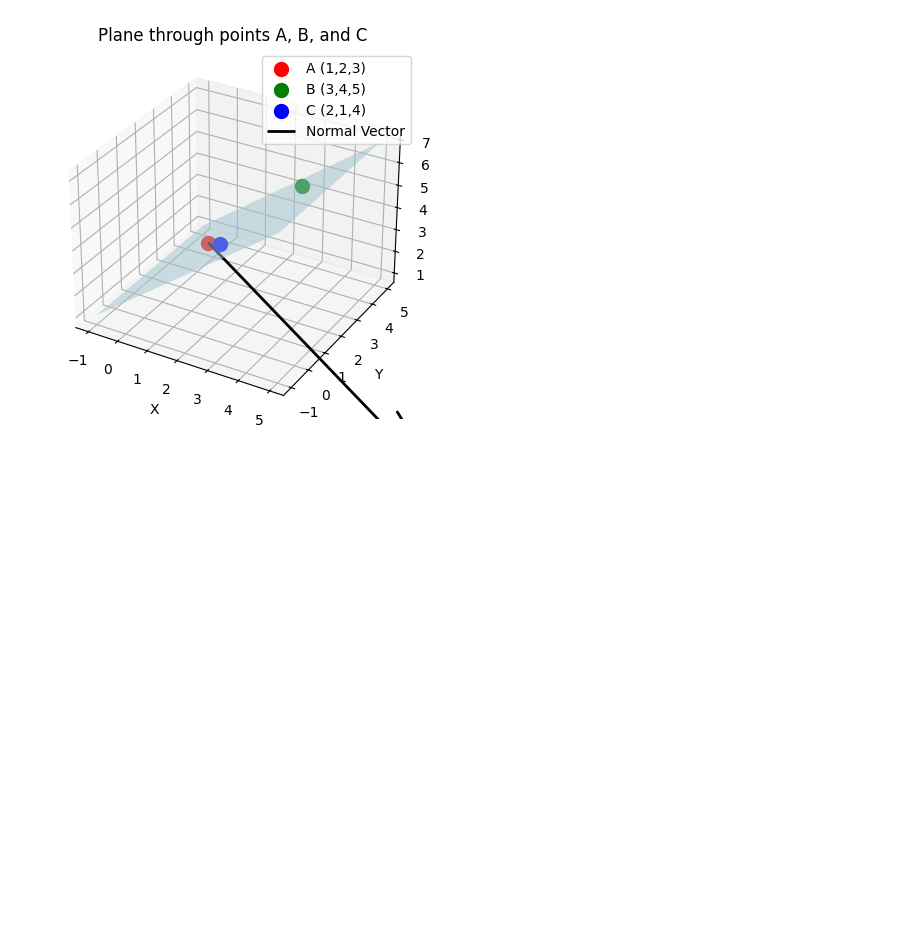
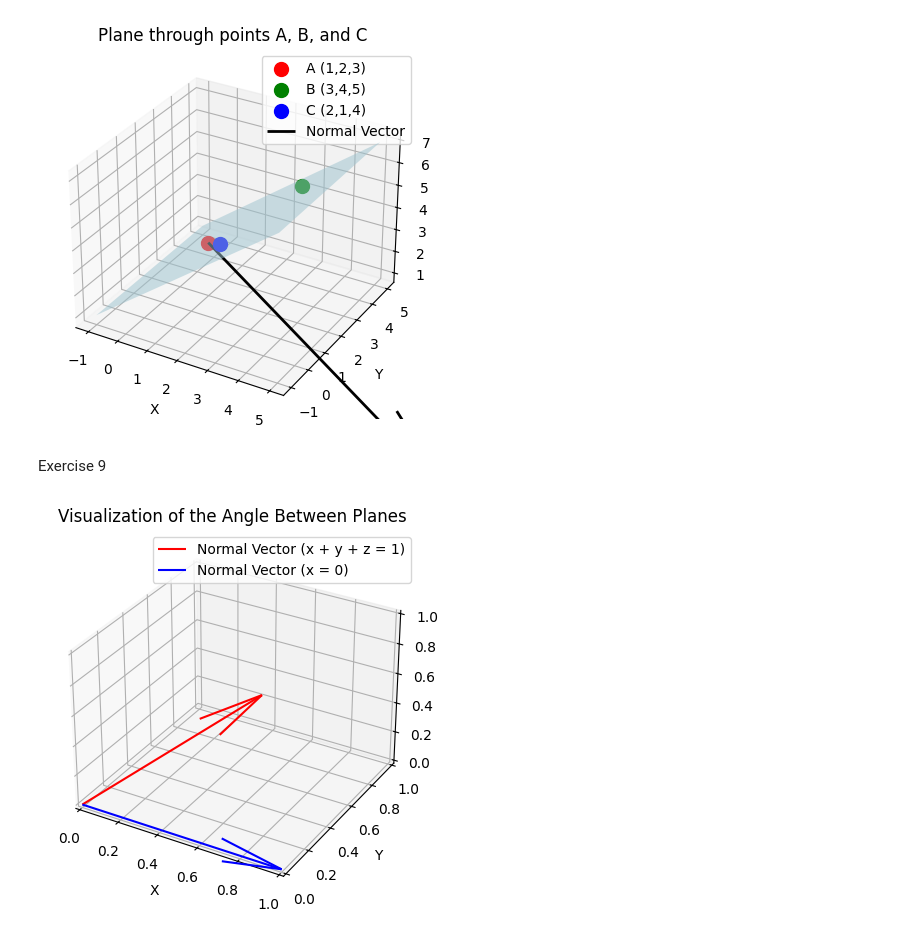
Before and after one commit to viakek/Math-2024-25-Winter, a Jupyter notebook: Planes_in_Space.ipynb, the cells around one changed output. Saved outputs shown, nothing was run; the diff lists cells and outputs as text; code cells hidden in the pictures; blank space fills up the shorter version.

```diff
--- a/Planes_in_Space.ipynb
+++ b/Planes_in_Space.ipynb
@@ -352,3 +448,46 @@ ax.legend()
 plt.show()
 # %% [output]
 [figure]
+# %% [markdown]
+Exercise 9
+# %%
+import numpy as np
+import matplotlib.pyplot as plt
+from mpl_toolkits.mplot3d import Axes3D
+
+# Define the normal vectors
+normal_1 = np.array([1, 1, 1])
+normal_2 = np.array([1, 0, 0])
+
+# Normalize the vectors to get direction vectors
+normal_1_unit = normal_1 / np.linalg.norm(normal_1)
+normal_2_unit = normal_2 / np.linalg.norm(normal_2)
+
+# Create a 3D plot
+fig = plt.figure()
+ax = fig.add_subplot(111, projection='3d')
+
+# Plot the normal vectors
+ax.quiver(0, 0, 0, normal_1_unit[0], normal_1_unit[1], normal_1_unit[2], color='r', label='Normal Vector (x + y + z = 1)')
+ax.quiver(0, 0, 0, normal_2_unit[0], normal_2_unit[1], normal_2_unit[2], color='b', label='Normal Vector (x = 0)')
+
+# Set the limits of the axes
+ax.set_xlim([0, 1])
+ax.set_ylim([0, 1])
+ax.set_zlim([0, 1])
+
+# Label the axes
+ax.set_xlabel('X')
+ax.set_ylabel('Y')
+ax.set_zlabel('Z')
+
+# Add a legend
+ax.legend()
+
+# Set the title
+ax.set_title('Visualization of the Angle Between Planes')
+
+# Show the plot
+plt.show()
+# %% [output]
+[figure, added]
```
Also changed, not shown: parts of 3 cells of this notebook.
